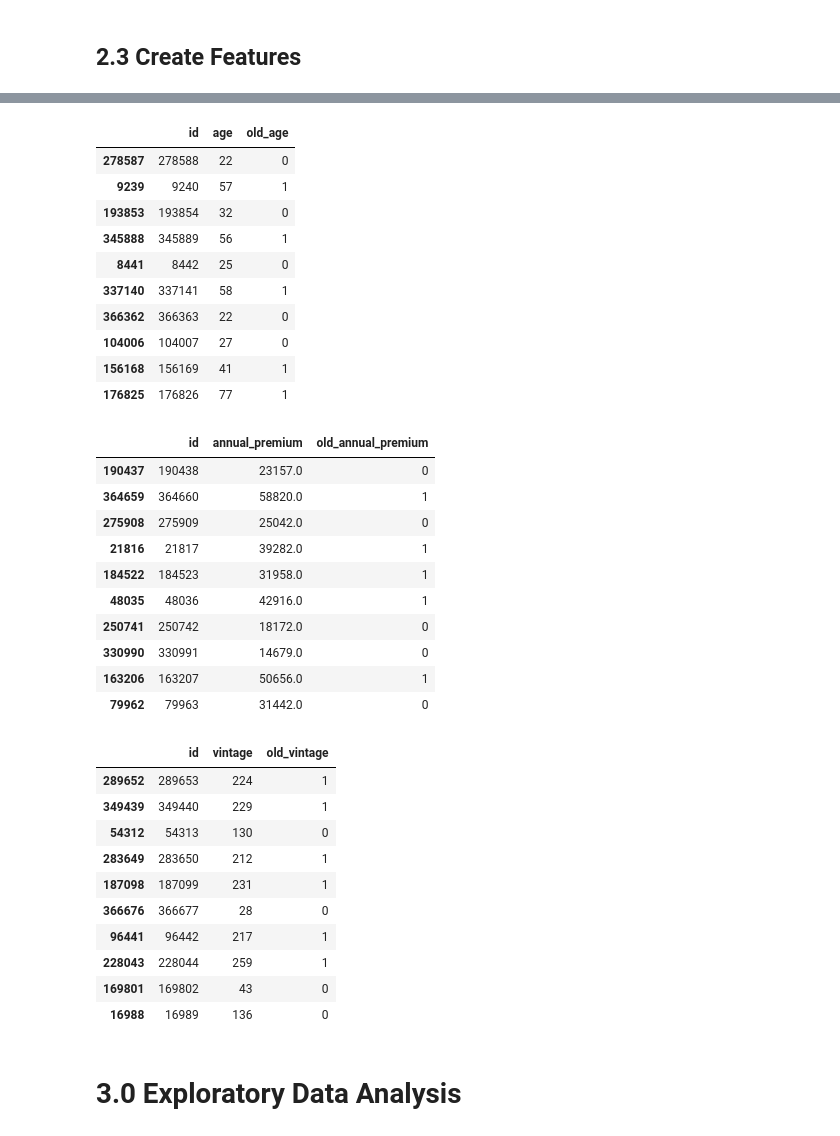
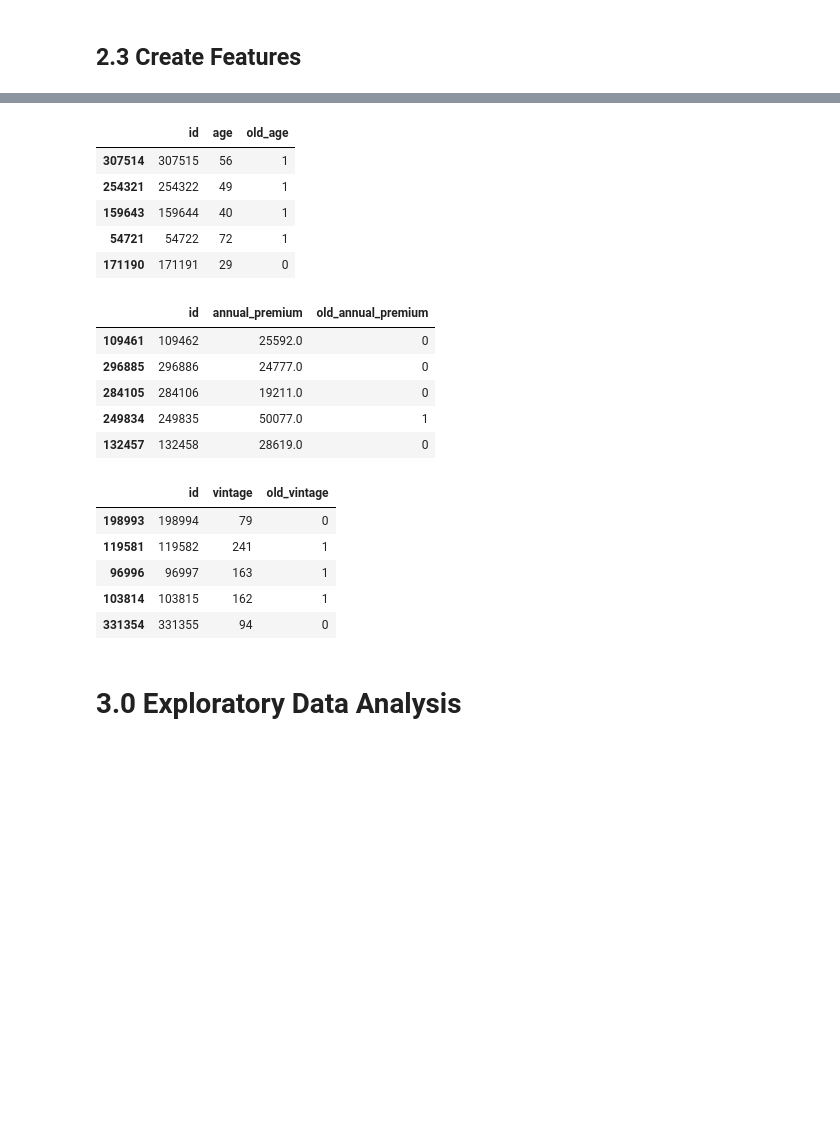
Before and after one commit to mendesdata/health_insurance_cross_sell, a Jupyter notebook: notebooks/hics.ipynb, the cells around one changed output, grey strips where cells are left out. Cells and saved outputs as stored; diff of their text form; code cells hidden in the pictures; blank space fills up the shorter version.

```diff
--- a/notebooks/hics.ipynb
+++ b/notebooks/hics.ipynb
@@ -535,48 +617,33 @@ df2[['id', 'gender', 'male']].sample(10)
 # %%
 # generate old_age column
-df2[['id', 'age', 'old_age']].sample(10)
+df2[['id', 'age', 'old_age']].sample(5)
 # %% [output]
 |  | id | age | old_age |
-| 278587 | 278588 | 22 | 0 |
-| 9239 | 9240 | 57 | 1 |
-| 193853 | 193854 | 32 | 0 |
-| 345888 | 345889 | 56 | 1 |
-| 8441 | 8442 | 25 | 0 |
-| 337140 | 337141 | 58 | 1 |
-| 366362 | 366363 | 22 | 0 |
-| 104006 | 104007 | 27 | 0 |
-| 156168 | 156169 | 41 | 1 |
-| 176825 | 176826 | 77 | 1 |
+| 307514 | 307515 | 56 | 1 |
+| 254321 | 254322 | 49 | 1 |
+| 159643 | 159644 | 40 | 1 |
+| 54721 | 54722 | 72 | 1 |
+| 171190 | 171191 | 29 | 0 |
 # %%
 # generate old_annual_premium column
-df2[['id', 'annual_premium', 'old_annual_premium']].sample(10)
+df2[['id', 'annual_premium', 'old_annual_premium']].sample(5)
 # %% [output]
 |  | id | annual_premium | old_annual_premium |
-| 190437 | 190438 | 23157.0 | 0 |
-| 364659 | 364660 | 58820.0 | 1 |
-| 275908 | 275909 | 25042.0 | 0 |
-| 21816 | 21817 | 39282.0 | 1 |
-| 184522 | 184523 | 31958.0 | 1 |
-| 48035 | 48036 | 42916.0 | 1 |
-| 250741 | 250742 | 18172.0 | 0 |
-| 330990 | 330991 | 14679.0 | 0 |
-| 163206 | 163207 | 50656.0 | 1 |
-| 79962 | 79963 | 31442.0 | 0 |
+| 109461 | 109462 | 25592.0 | 0 |
+| 296885 | 296886 | 24777.0 | 0 |
+| 284105 | 284106 | 19211.0 | 0 |
+| 249834 | 249835 | 50077.0 | 1 |
+| 132457 | 132458 | 28619.0 | 0 |
 # %%
 # generate old_vintage column
-df2[['id', 'vintage', 'old_vintage']].sample(10)
+df2[['id', 'vintage', 'old_vintage']].sample(5)
 # %% [output]
 |  | id | vintage | old_vintage |
-| 289652 | 289653 | 224 | 1 |
-| 349439 | 349440 | 229 | 1 |
-| 54312 | 54313 | 130 | 0 |
-| 283649 | 283650 | 212 | 1 |
-| 187098 | 187099 | 231 | 1 |
-| 366676 | 366677 | 28 | 0 |
-| 96441 | 96442 | 217 | 1 |
-| 228043 | 228044 | 259 | 1 |
-| 169801 | 169802 | 43 | 0 |
-| 16988 | 16989 | 136 | 0 |
+| 198993 | 198994 | 79 | 0 |
+| 119581 | 119582 | 241 | 1 |
+| 96996 | 96997 | 163 | 1 |
+| 103814 | 103815 | 162 | 1 |
+| 331354 | 331355 | 94 | 0 |
 # %% [markdown]
 # 3.0 Exploratory Data Analysis
 # %%
```
Also changed, not shown: parts of 69 cells of this notebook.
